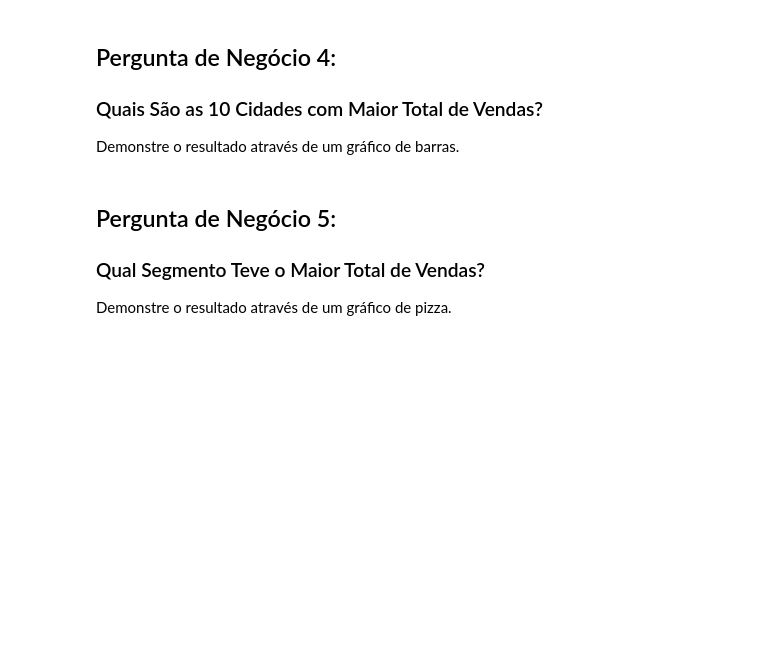
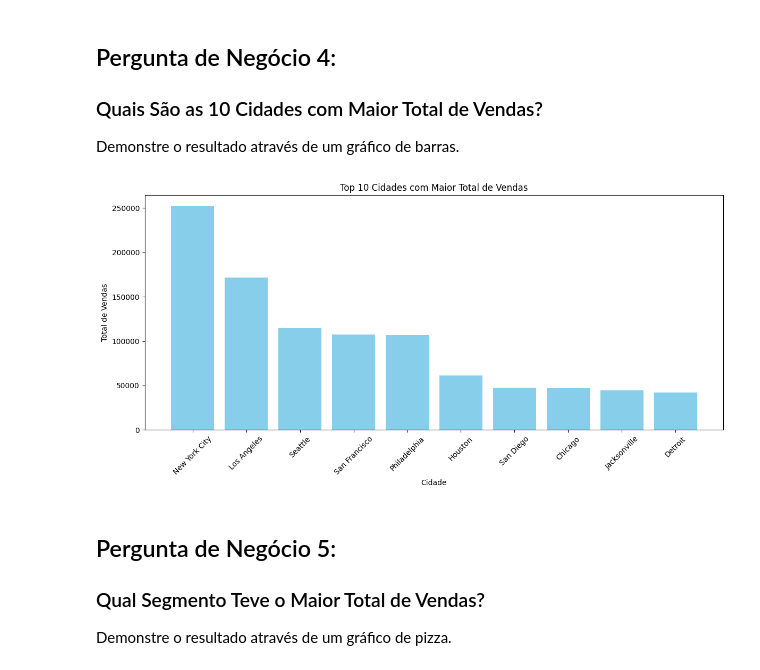
Before and after one commit to jeferson-paz/Curso-de-Python-DSA, a Jupyter notebook: Cap13/Projeto2-Perguntas.ipynb, the cells around one changed output. Cells and saved outputs as stored; diff of their text form; code cells hidden in the pictures; blank space fills up the shorter version.

```diff
--- a/Cap13/Projeto2-Perguntas.ipynb
+++ b/Cap13/Projeto2-Perguntas.ipynb
@@ -250,6 +250,24 @@ plt.show()
 ### Quais São as 10 Cidades com Maior Total de Vendas?
 
 Demonstre o resultado através de um gráfico de barras.
+# %%
+# Calcular o total de vendas por cidade
+vendas_por_cidade = df.groupby('Cidade')['Valor_Venda'].sum().reset_index()
+
+# Ordenar os dados pelo total de vendas em ordem decrescente e selecionar as 10 maiores
+top_10_cidades = vendas_por_cidade.sort_values(by='Valor_Venda', ascending=False).head(10)
+
+# Plotar o gráfico de barras
+plt.figure(figsize=(12, 6))
+plt.bar(top_10_cidades['Cidade'], top_10_cidades['Valor_Venda'], color='skyblue')
+plt.xlabel('Cidade')
+plt.ylabel('Total de Vendas')
+plt.title('Top 10 Cidades com Maior Total de Vendas')
+plt.xticks(rotation=45)
+plt.tight_layout()
+plt.show()
+# %% [output]
+[figure, added]
 # %% [markdown]
 ## Pergunta de Negócio 5:
 
```
Also changed, not shown: parts of 5 cells of this notebook.
